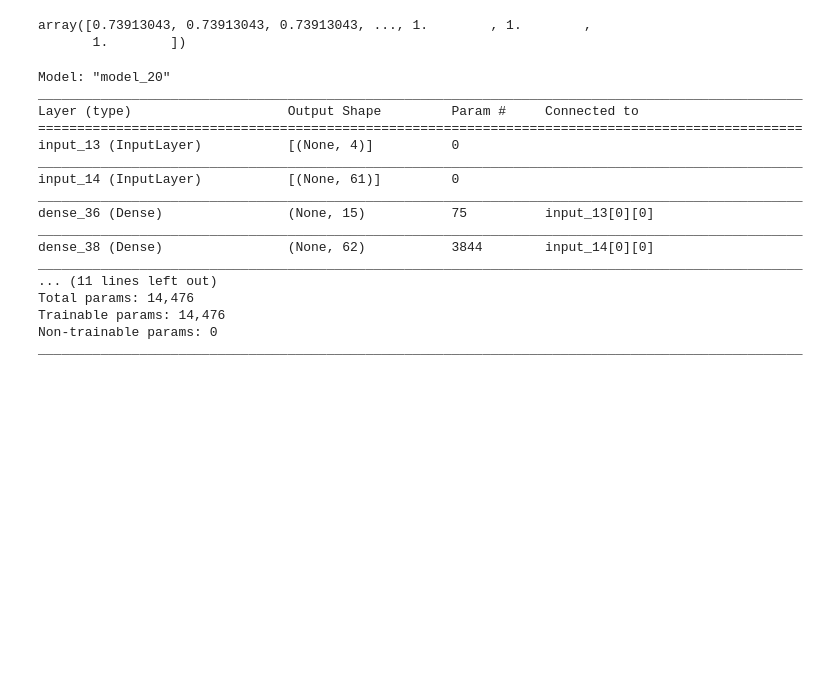
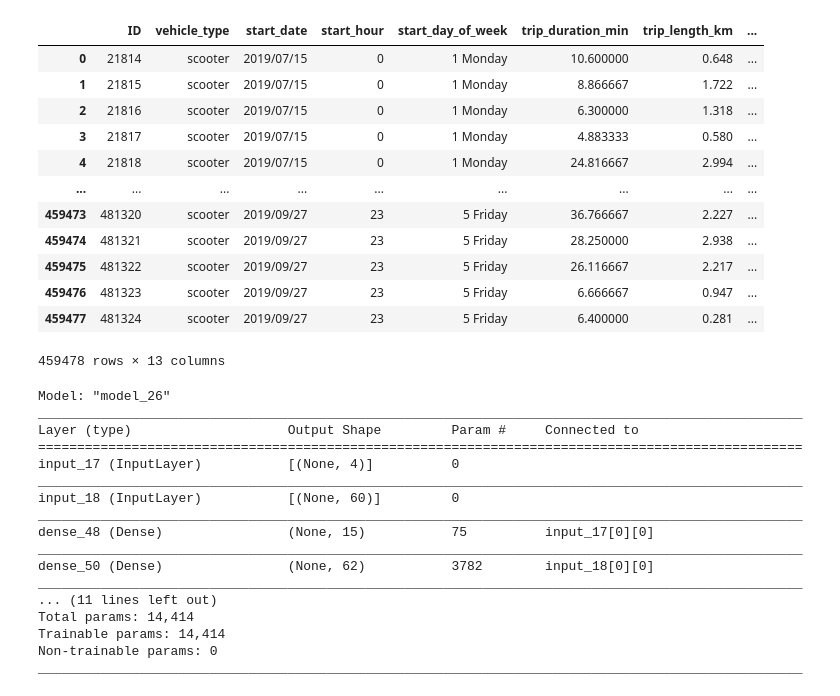
Before and after one commit to wwebeam6508/Development-of-Predictive-Model-for-Trip-Destination-of-Dockless-Shared-Scooters, a Jupyter notebook: Model_OnlyFCN.ipynb, the cells around one changed output. Cells and saved outputs as stored; diff of their text form; code cells hidden in the pictures; blank space fills up the shorter version.

```diff
--- a/Model_OnlyFCN.ipynb
+++ b/Model_OnlyFCN.ipynb
@@ -39,3 +42,19 @@ X_data = data_set.drop(columns=['endx', 'endy','start_date', 'end_near_stop','en
+# %%
+general
+# %% [output]
+|  | ID | vehicle_type | start_date | start_hour | start_day_of_week | trip_duration_min | trip_length_km | ... |
+| 0 | 21814 | scooter | 2019/07/15 | 0 | 1 Monday | 10.600000 | 0.648 | ... |
+| 1 | 21815 | scooter | 2019/07/15 | 0 | 1 Monday | 8.866667 | 1.722 | ... |
+| 2 | 21816 | scooter | 2019/07/15 | 0 | 1 Monday | 6.300000 | 1.318 | ... |
+| 3 | 21817 | scooter | 2019/07/15 | 0 | 1 Monday | 4.883333 | 0.580 | ... |
+| 4 | 21818 | scooter | 2019/07/15 | 0 | 1 Monday | 24.816667 | 2.994 | ... |
+| ... | ... | ... | ... | ... | ... | ... | ... | ... |
+| 459473 | 481320 | scooter | 2019/09/27 | 23 | 5 Friday | 36.766667 | 2.227 | ... |
+| 459474 | 481321 | scooter | 2019/09/27 | 23 | 5 Friday | 28.250000 | 2.938 | ... |
+| 459475 | 481322 | scooter | 2019/09/27 | 23 | 5 Friday | 26.116667 | 2.217 | ... |
+| 459476 | 481323 | scooter | 2019/09/27 | 23 | 5 Friday | 6.666667 | 0.947 | ... |
+| 459477 | 481324 | scooter | 2019/09/27 | 23 | 5 Friday | 6.400000 | 0.281 | ... |
+459478 rows × 13 columns
 # %%
 
 
@@ -50,14 +69,9 @@ x_train, x_test, y_train, y_test = train_test_split(X_data_n, Y_data_n, test_siz
-# %%
-x_test[:,4]
-# %% [output]
-array([0.73913043, 0.73913043, 0.73913043, ..., 1.        , 1.        ,
-       1.        ])
 # %%
 from tensorflow.keras import layers, Model
 from tensorflow.python.keras.layers.core import Dense, Activation, Dropout
 from tensorflow.python.keras.layers.recurrent import LSTM
 inputA = layers.Input(shape=(4))
-inputB = layers.Input(shape=(61))
+inputB = layers.Input(shape=(60))
 
 # x = Dense(50, activation="relu")(inputA)
 x = Dense(15)(inputA)
@@ -77,21 +91,21 @@ a = Dense(2)(final)
 model = Model(inputs=[x.input,y.input], outputs=a)
 model.summary()
 # %% [output]
-Model: "model_20"
+Model: "model_26"
 __________________________________________________________________________________________________
 Layer (type)                    Output Shape         Param #     Connected to
 ==================================================================================================
-input_13 (InputLayer)           [(None, 4)]          0
+input_17 (InputLayer)           [(None, 4)]          0
 __________________________________________________________________________________________________
-input_14 (InputLayer)           [(None, 61)]         0
+input_18 (InputLayer)           [(None, 60)]         0
 __________________________________________________________________________________________________
-dense_36 (Dense)                (None, 15)           75          input_13[0][0]
+dense_48 (Dense)                (None, 15)           75          input_17[0][0]
 __________________________________________________________________________________________________
-dense_38 (Dense)                (None, 62)           3844        input_14[0][0]
+dense_50 (Dense)                (None, 62)           3782        input_18[0][0]
 __________________________________________________________________________________________________
 ... (11 lines left out)
-Total params: 14,476
-Trainable params: 14,476
+Total params: 14,414
+Trainable params: 14,414
 Non-trainable params: 0
 __________________________________________________________________________________________________
 # %%
```
Also changed, not shown: parts of 10 cells of this notebook, 2 other files.
